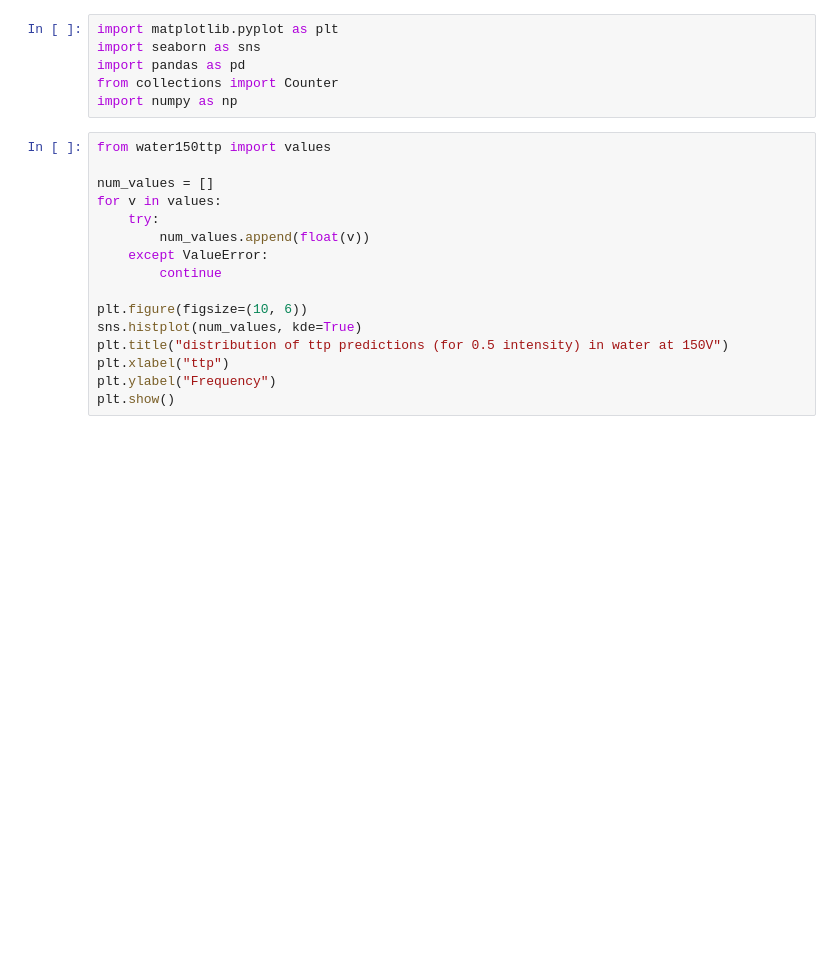
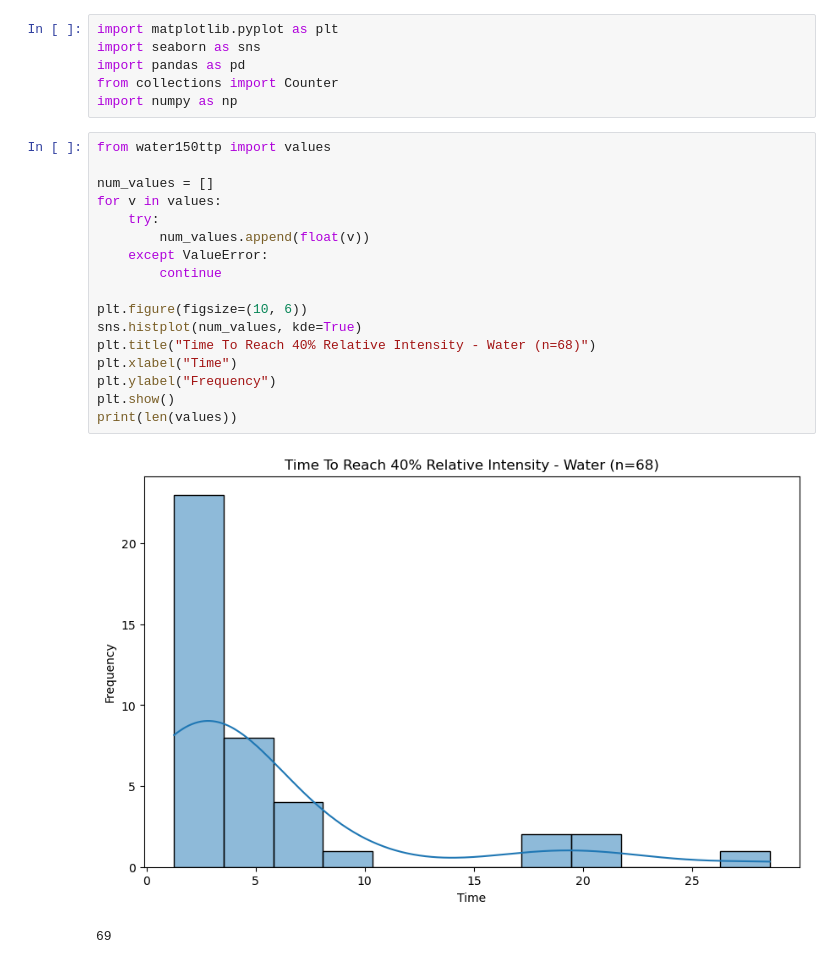
Before and after one commit to JackChefetz/histotripsy_signal_processing, a Jupyter notebook: 2_25_results/results.ipynb, the cells around one changed output. Saved outputs shown, nothing was run; the diff lists cells and outputs as text; blank space fills up the shorter version.

```diff
--- a/2_25_results/results.ipynb
+++ b/2_25_results/results.ipynb
@@ -7,19 +7,23 @@ import numpy as np
 # %%
 from water150ttp import values
 
 num_values = []
 for v in values:
     try:
         num_values.append(float(v))
     except ValueError:
         continue
 
 plt.figure(figsize=(10, 6))
 sns.histplot(num_values, kde=True)
-plt.title("distribution of ttp predictions (for 0.5 intensity) in water at 150V")
-plt.xlabel("ttp")
+plt.title("Time To Reach 40% Relative Intensity - Water (n=68)")
+plt.xlabel("Time")
 plt.ylabel("Frequency")
 plt.show()
+print(len(values))
+# %% [output]
+[figure, added]
+69
 # %%
 from water150ttp import values
 
```
Also changed, not shown: parts of 7 cells of this notebook, 53 other files.
